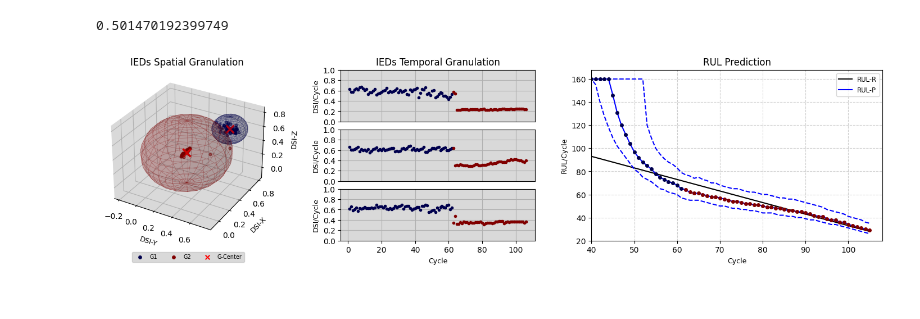
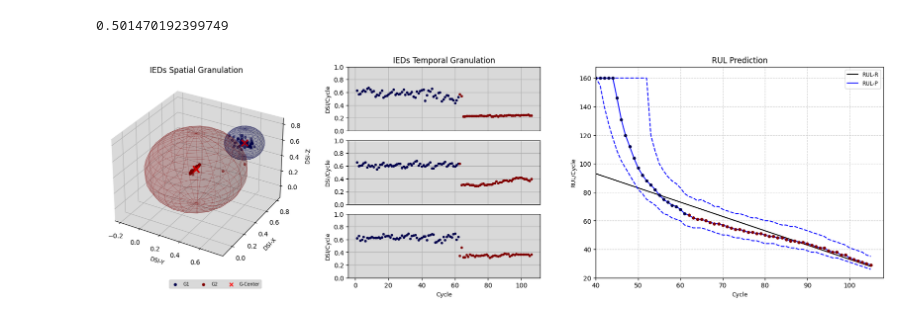
Before and after one commit to cduartes0203/Batteries_Prognostics, a Jupyter notebook: test_AutoCloudPred_R00.ipynb, the cells around one changed output. Cells and saved outputs as stored; diff of their text form; code cells hidden in the pictures.

```diff
--- a/test_AutoCloudPred_R00.ipynb
+++ b/test_AutoCloudPred_R00.ipynb
@@ -495,25 +495,25 @@ class AutoCloud:
 # %%
 params =  {'nI': 11, 'nR': 49, 'nO': 27, 'N1': 0.1, 'N2': 0.0001, 'N3': 0.001,
             'τ': 23, 'mode': 'ahead', 'act': 'tanh'}
 nI,nR,nO,N1,N2,N3,τ,mode,act= list(params.values())
 v1,v2 = [],[]
 X, Y = PrepareData(HI['PC1'].values,nI,nO,mode)
 Y, Z = PrepareData(sig,nI,nO,mode)
 X = []
 for i in range(len(RS)-1):
    X.append(RS.iloc[i:i+1,:].values.flatten())
 X = X[-len(Y):-2]
 teda=AutoCloud(m=2.5,nI=nI,nR=nR,nO=nO,ηS=[N1,N2,N3],mode=mode,
                tau=τ,rho=0.003,eol=0.75,ref=len(sig)-nI,wtaG=True,wtaP=False)
 for j,_ in enumerate(X[:]):
     teda.run(X[j])
     teda.RULInterv(Y[j])
     teda.Adapt(Y[j],Z[j])
 
 teda.CloudOtimization()
 print(teda.vSum)
 #PlotDSI_2D_PLT(teda,ftrs=3,ncol=2,language='en')
-PlotDSI_3D_PLT(teda,language='en',anchor=(0.85, -0.05),ncol=5,xi=40,xf=108,yi=20)
+PlotDSI_3D_PLT(teda,language='en',anchor=(0.85, -0.05),ncol=5,xi=40,xf=108,yi=20,w=18,h=6)
 # %% [output]
 0.501470192399749
-[figure, old version]
+[figure, new version]
```
Also changed, not shown: 1 other file.
